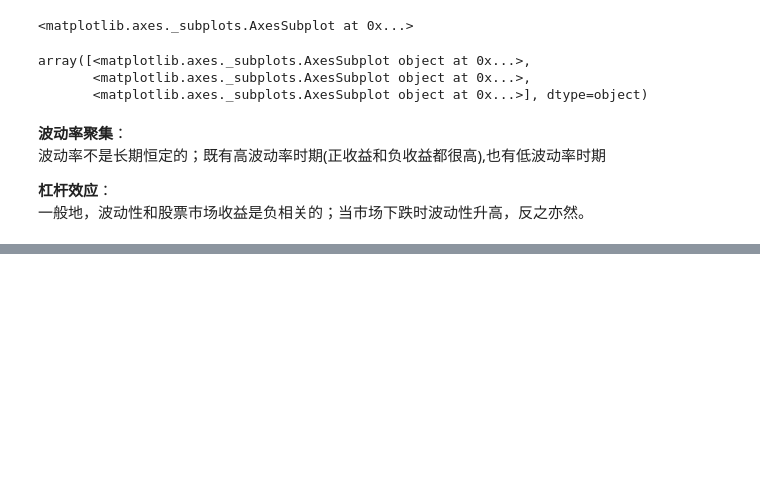
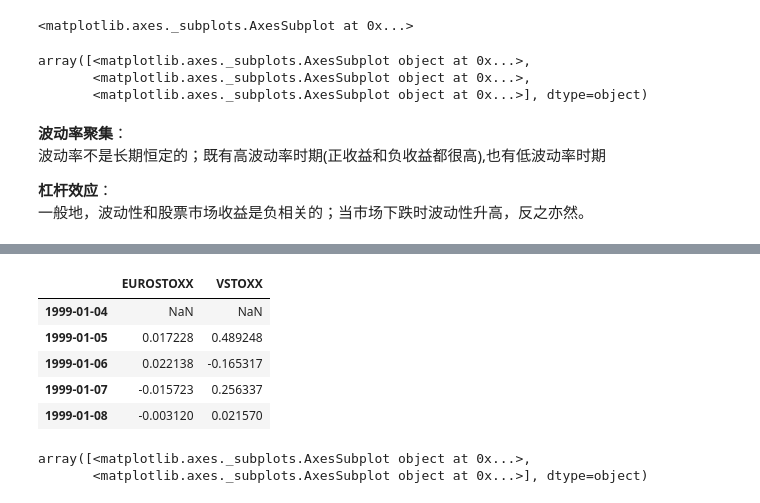
Before and after one commit to SynMind/MyStudy, a Jupyter notebook: content/pandas.ipynb, the cells around one changed output, grey strips where cells are left out. Drawn from its saved outputs; the diff is of its cells as text; code cells hidden in the pictures; blank space fills up the shorter version.

```diff
--- a/content/pandas.ipynb
+++ b/content/pandas.ipynb
@@ -916,0 +1337,10 @@ URLError: <urlopen error [WinError 10061] 由于目标计算机积极拒绝，
+# %%
+rets = np.log(data / data.shift(1))
+rets.head()
+# %% [output]
+|  | EUROSTOXX | VSTOXX |
+| 1999-01-04 | NaN | NaN |
+| 1999-01-05 | 0.017228 | 0.489248 |
+| 1999-01-06 | 0.022138 | -0.165317 |
+| 1999-01-07 | -0.015723 | 0.256337 |
+| 1999-01-08 | -0.003120 | 0.021570 |
@@ -916,0 +1349,7 @@ URLError: <urlopen error [WinError 10061] 由于目标计算机积极拒绝，
+# %%
+rets.plot(subplots=True, grid=True, style='b', figsize=(8, 6))
+# tag: es50_vs_rets
+# title: Log returns of EURO STOXX 50 and VSTOXX
+# %% [output]
+array([<matplotlib.axes._subplots.AxesSubplot object at 0x...>,
+       <matplotlib.axes._subplots.AxesSubplot object at 0x...>], dtype=object)
```
Also changed, not shown: parts of 48 cells of this notebook, 5 other files.
